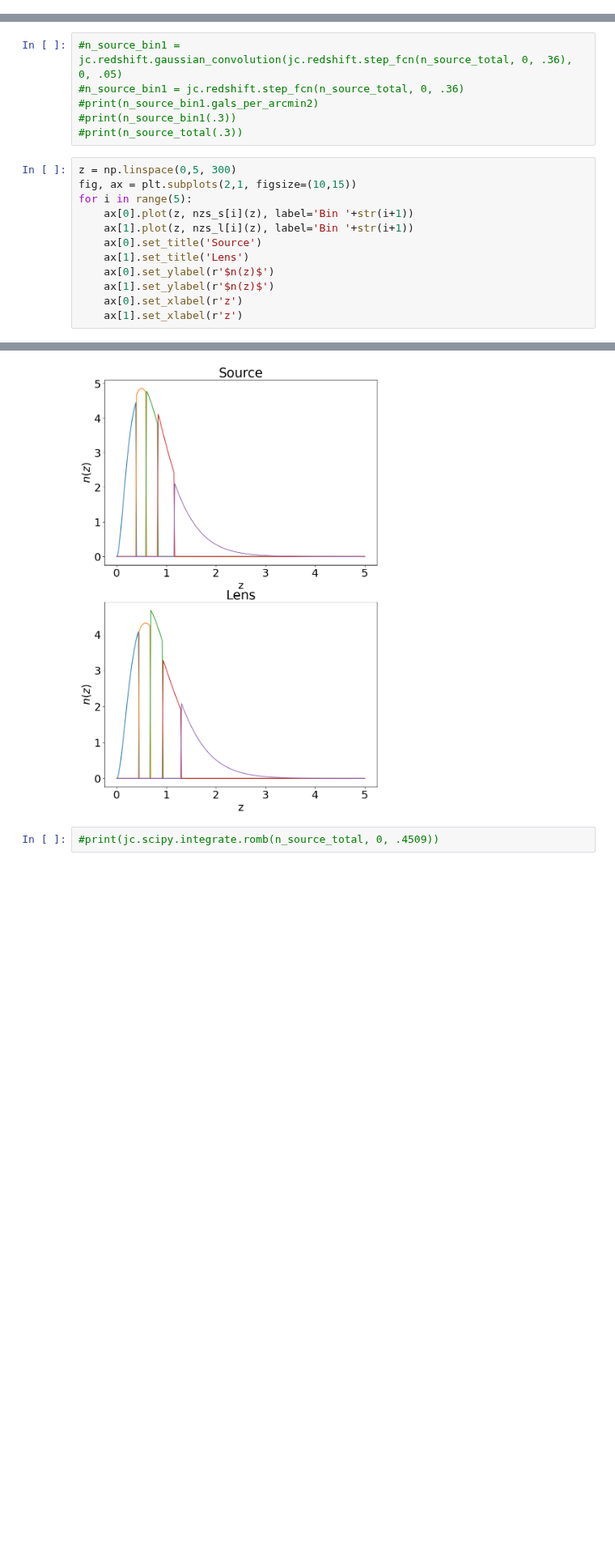
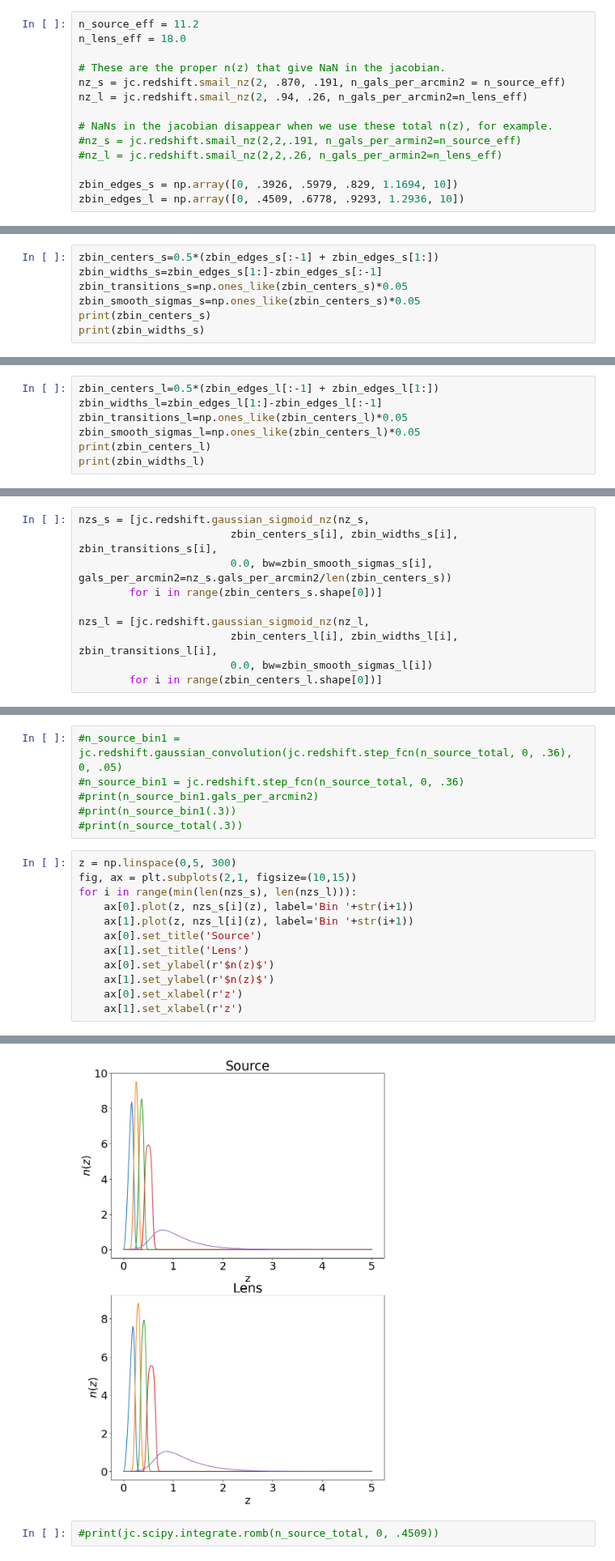
Before and after one commit to cmatties/CAMB-Workbook, a Jupyter notebook: Fisher_LSSTY1_Omega_m_Gamma.ipynb, the cells around one changed output, grey strips where cells are left out. Shown at 81% size. Drawn from its saved outputs; the diff is of its cells as text; blank space fills up the shorter version.

Commit message:
NaN Example

```diff
--- a/Fisher_LSSTY1_Omega_m_Gamma.ipynb
+++ b/Fisher_LSSTY1_Omega_m_Gamma.ipynb
@@ -60,0 +47,14 @@ nzs_l = [jc.redshift.step_fcn(n_lens_total, 0, .4509, n_gals_per_arcmin2 = 18/5)
+# %%
+n_source_eff = 11.2
+n_lens_eff = 18.0
+
+# These are the proper n(z) that give NaN in the jacobian.
+nz_s = jc.redshift.smail_nz(2, .870, .191, n_gals_per_arcmin2 = n_source_eff)
+nz_l = jc.redshift.smail_nz(2, .94, .26, n_gals_per_arcmin2=n_lens_eff)
+
+# NaNs in the jacobian disappear when we use these total n(z), for example.
+#nz_s = jc.redshift.smail_nz(2,2,.191, n_gals_per_armin2=n_source_eff)
+#nz_l = jc.redshift.smail_nz(2,2,.26, n_gals_per_armin2=n_lens_eff)
+
+zbin_edges_s = np.array([0, .3926, .5979, .829, 1.1694, 10])
+zbin_edges_l = np.array([0, .4509, .6778, .9293, 1.2936, 10])
@@ -60,0 +63,7 @@ nzs_l = [jc.redshift.step_fcn(n_lens_total, 0, .4509, n_gals_per_arcmin2 = 18/5)
+# %%
+zbin_centers_s=0.5*(zbin_edges_s[:-1] + zbin_edges_s[1:])
+zbin_widths_s=zbin_edges_s[1:]-zbin_edges_s[:-1]
+zbin_transitions_s=np.ones_like(zbin_centers_s)*0.05
+zbin_smooth_sigmas_s=np.ones_like(zbin_centers_s)*0.05
+print(zbin_centers_s)
+print(zbin_widths_s)
@@ -60,0 +73,7 @@ nzs_l = [jc.redshift.step_fcn(n_lens_total, 0, .4509, n_gals_per_arcmin2 = 18/5)
+# %%
+zbin_centers_l=0.5*(zbin_edges_l[:-1] + zbin_edges_l[1:])
+zbin_widths_l=zbin_edges_l[1:]-zbin_edges_l[:-1]
+zbin_transitions_l=np.ones_like(zbin_centers_l)*0.05
+zbin_smooth_sigmas_l=np.ones_like(zbin_centers_l)*0.05
+print(zbin_centers_l)
+print(zbin_widths_l)
@@ -60,0 +83,10 @@ nzs_l = [jc.redshift.step_fcn(n_lens_total, 0, .4509, n_gals_per_arcmin2 = 18/5)
+# %%
+nzs_s = [jc.redshift.gaussian_sigmoid_nz(nz_s,
+                        zbin_centers_s[i], zbin_widths_s[i], zbin_transitions_s[i],
+                        0.0, bw=zbin_smooth_sigmas_s[i], gals_per_arcmin2=nz_s.gals_per_arcmin2/len(zbin_centers_s))
+        for i in range(zbin_centers_s.shape[0])]
+
+nzs_l = [jc.redshift.gaussian_sigmoid_nz(nz_l,
+                        zbin_centers_l[i], zbin_widths_l[i], zbin_transitions_l[i],
+                        0.0, bw=zbin_smooth_sigmas_l[i])
+        for i in range(zbin_centers_l.shape[0])]
@@ -67,7 +103,7 @@ nzs_l = [jc.redshift.step_fcn(n_lens_total, 0, .4509, n_gals_per_arcmin2 = 18/5)
 # %%
 z = np.linspace(0,5, 300)
 fig, ax = plt.subplots(2,1, figsize=(10,15))
-for i in range(5):
+for i in range(min(len(nzs_s), len(nzs_l))):
     ax[0].plot(z, nzs_s[i](z), label='Bin '+str(i+1))
     ax[1].plot(z, nzs_l[i](z), label='Bin '+str(i+1))
     ax[0].set_title('Source')
@@ -81,4 +116,4 @@ No GPU/TPU found, falling back to CPU. (Set TF_CPP_MIN_LOG_LEVEL=0 and rerun for
-[figure, old version]
+[figure, new version]
 # %%
 #print(jc.scipy.integrate.romb(n_source_total, 0, .4509))
 # %% [markdown]
```
Also changed, not shown: parts of 28 cells of this notebook.
